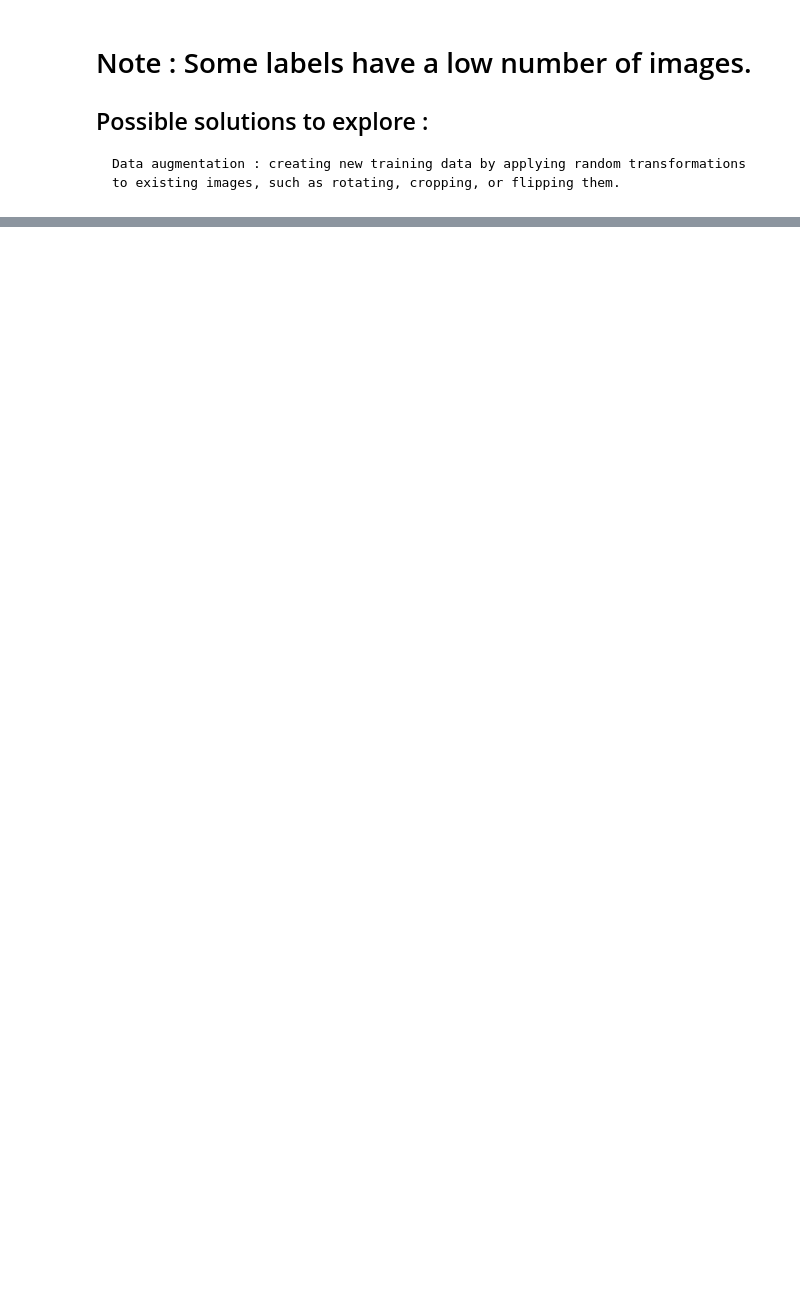
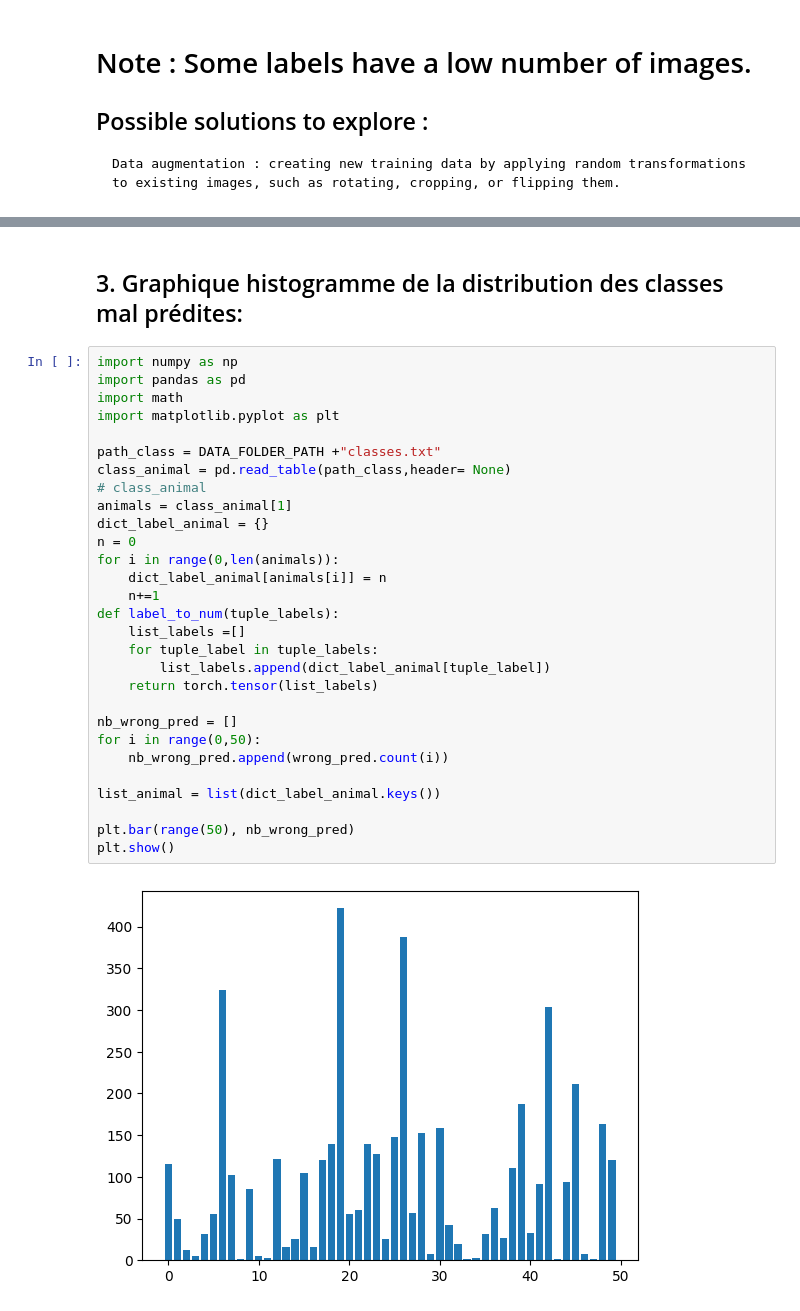
Before and after one commit to K-kiron/animal-detect, a Jupyter notebook: AlexNet and Resnet/AlexNet_GPU_withoutAug.ipynb, the cells around one changed output, grey strips where cells are left out. Saved outputs shown, nothing was run; the diff lists cells and outputs as text; blank space fills up the shorter version.

```diff
--- a/AlexNet and Resnet/AlexNet_GPU_withoutAug.ipynb
+++ b/AlexNet and Resnet/AlexNet_GPU_withoutAug.ipynb
@@ -472,0 +479,33 @@ Alexnet a une très bien performance en classification des animaux. Mais il a m
+# %% [markdown]
+## 3. Graphique histogramme de la distribution des classes mal prédites:
+# %%
+import numpy as np
+import pandas as pd
+import math
+import matplotlib.pyplot as plt
+
+path_class = DATA_FOLDER_PATH +"classes.txt"
+class_animal = pd.read_table(path_class,header= None)
+# class_animal
+animals = class_animal[1]
+dict_label_animal = {}
+n = 0
+for i in range(0,len(animals)):
+    dict_label_animal[animals[i]] = n
+    n+=1
+def label_to_num(tuple_labels):
+    list_labels =[]
+    for tuple_label in tuple_labels:
+        list_labels.append(dict_label_animal[tuple_label])
+    return torch.tensor(list_labels)
+
+nb_wrong_pred = []
+for i in range(0,50):
+    nb_wrong_pred.append(wrong_pred.count(i))
+
+list_animal = list(dict_label_animal.keys())
+
+plt.bar(range(50), nb_wrong_pred)
+plt.show()
+# %% [output]
+[figure, added]
```
Also changed, not shown: parts of 88 cells of this notebook.
